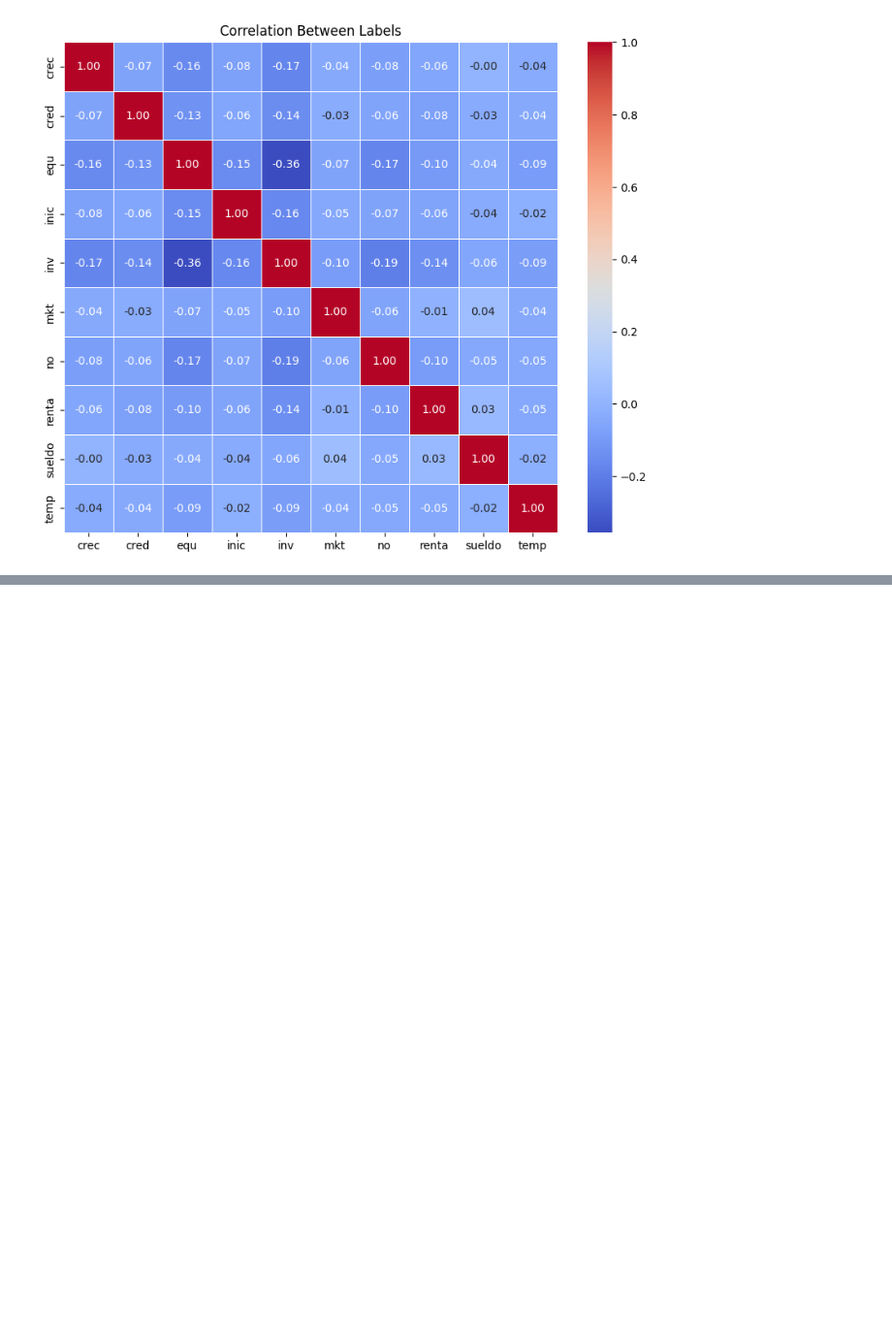
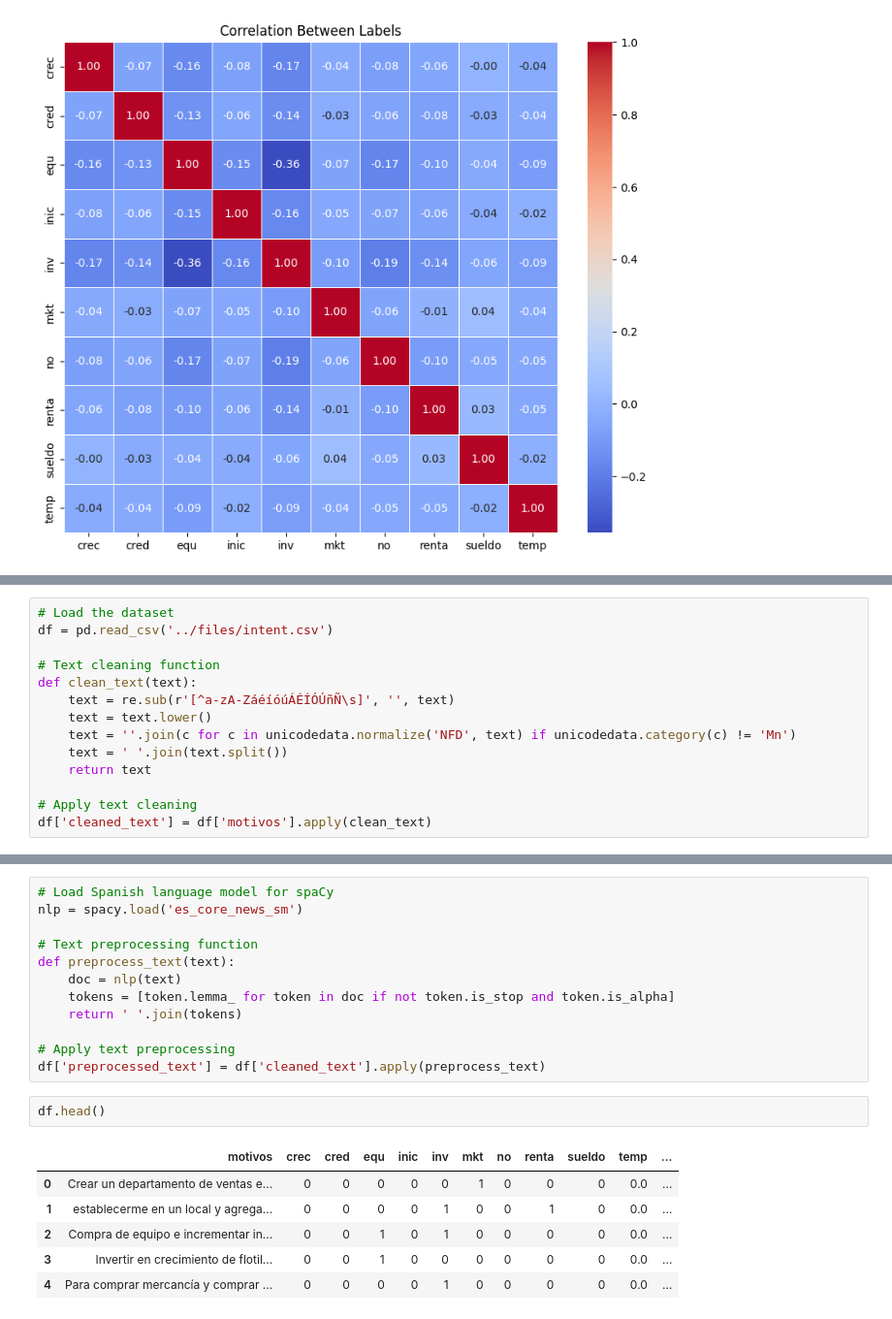
Before and after one commit to Kmurgana/challenge_konfio, a Jupyter notebook: notebooks_desarrollo/1-challenge_eda.ipynb, the cells around one changed output, grey strips where cells are left out. Shown: that part at 97% size. Cells and saved outputs as stored; diff of their text form; blank space fills up the shorter version.

```diff
--- a/notebooks_desarrollo/1-challenge_eda.ipynb
+++ b/notebooks_desarrollo/1-challenge_eda.ipynb
@@ -354,0 +453,14 @@ plt.show()
+# %%
+# Load the dataset
+df = pd.read_csv('../files/intent.csv')
+
+# Text cleaning function
+def clean_text(text):
+    text = re.sub(r'[^a-zA-ZáéíóúÁÉÍÓÚñÑ\s]', '', text)
+    text = text.lower()
+    text = ''.join(c for c in unicodedata.normalize('NFD', text) if unicodedata.category(c) != 'Mn')
+    text = ' '.join(text.split())
+    return text
+
+# Apply text cleaning
+df['cleaned_text'] = df['motivos'].apply(clean_text)
@@ -354,0 +473,21 @@ plt.show()
+# %%
+# Load Spanish language model for spaCy
+nlp = spacy.load('es_core_news_sm')
+
+# Text preprocessing function
+def preprocess_text(text):
+    doc = nlp(text)
+    tokens = [token.lemma_ for token in doc if not token.is_stop and token.is_alpha]
+    return ' '.join(tokens)
+
+# Apply text preprocessing
+df['preprocessed_text'] = df['cleaned_text'].apply(preprocess_text)
+# %%
+df.head()
+# %% [output]
+|  | motivos | crec | cred | equ | inic | inv | mkt | no | renta | sueldo | temp | ... |
+| 0 | Crear un departamento de ventas e... | 0 | 0 | 0 | 0 | 0 | 1 | 0 | 0 | 0 | 0.0 | ... |
+| 1 | establecerme en un local y agrega... | 0 | 0 | 0 | 0 | 1 | 0 | 0 | 1 | 0 | 0.0 | ... |
+| 2 | Compra de equipo e incrementar in... | 0 | 0 | 1 | 0 | 1 | 0 | 0 | 0 | 0 | 0.0 | ... |
+| 3 | Invertir en crecimiento de flotil... | 0 | 0 | 1 | 0 | 0 | 0 | 0 | 0 | 0 | 0.0 | ... |
+| 4 | Para comprar mercancía y comprar ... | 0 | 0 | 0 | 0 | 1 | 0 | 0 | 0 | 0 | 0.0 | ... |
```
Also changed, not shown: parts of 29 cells of this notebook.
